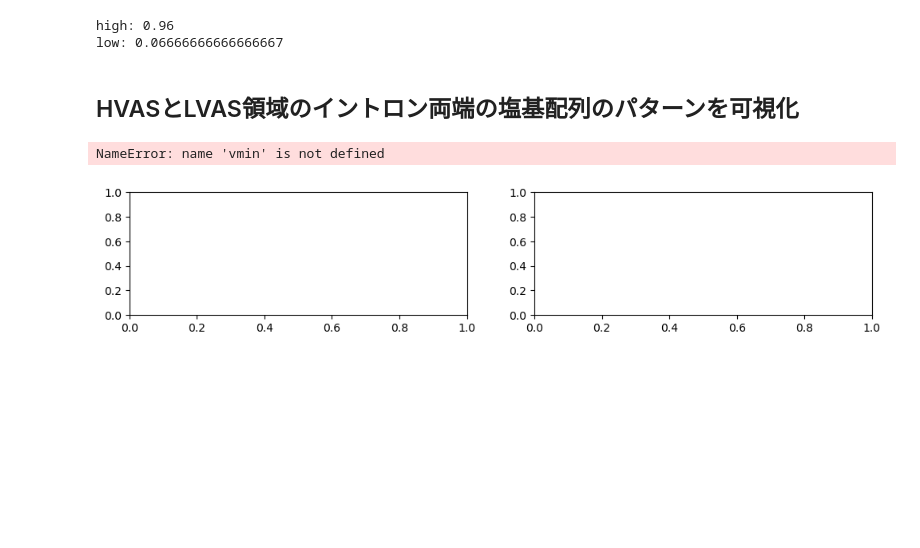
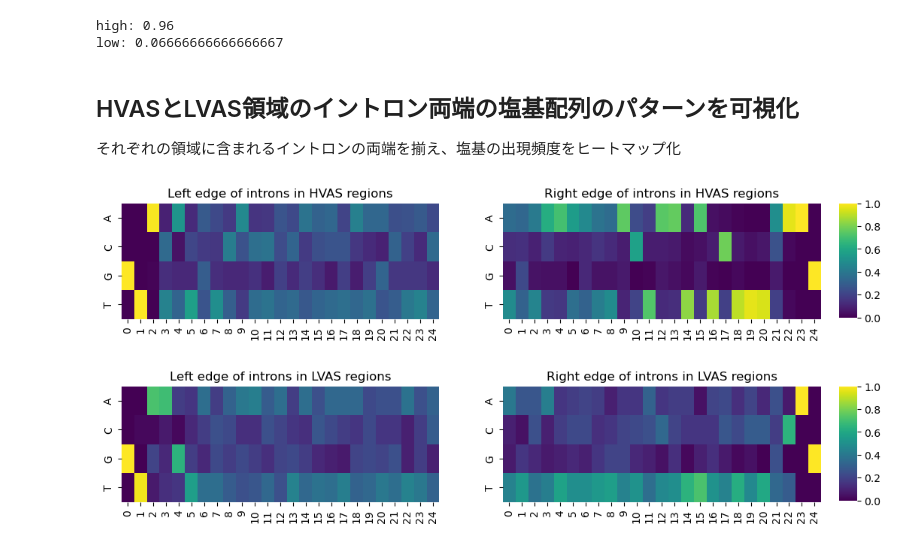
Before and after one commit to DU-med/bio_chem, a Jupyter notebook: ttn_splicing/analysis/xgboost_motif.ipynb, the cells around one changed output. Saved outputs shown, nothing was run; the diff lists cells and outputs as text; code cells hidden in the pictures; blank space fills up the shorter version.

```diff
--- a/ttn_splicing/analysis/xgboost_motif.ipynb
+++ b/ttn_splicing/analysis/xgboost_motif.ipynb
@@ -218,7 +218,10 @@ high: 0.96
 low: 0.06666666666666667
 # %% [markdown]
 ## HVASとLVAS領域のイントロン両端の塩基配列のパターンを可視化
+それぞれの領域に含まれるイントロンの両端を揃え、塩基の出現頻度をヒートマップ化
 # %%
+vmin, vmax = 0, 1
+
 # ヒートマップの描画
 fig, (ax1, ax2) = plt.subplots(ncols=2, figsize=(12, 2))
 
@@ -226,32 +229,32 @@ fig, (ax1, ax2) = plt.subplots(ncols=2, figsize=(12, 2))
 l_df = pd.DataFrame([list(i) for i in left_edges_high])
 sns.heatmap(l_df.apply(pd.Series.value_counts).fillna(0).astype(int)/len(left_edges_high), ax=ax1, cmap="viridis", vmin=vmin, vmax=vmax, cbar=False)
 ax1.set_title("Left edge of introns in HVAS regions")
 
 # 2つ目のヒートマップ
 r_df = pd.DataFrame([list(i) for i in right_edges_high])
 cax = fig.add_axes([0.92, 0.12, 0.02, 0.76])  # カラーバーの位置とサイズを調整
 sns.heatmap(r_df.apply(pd.Series.value_counts).fillna(0).astype(int)/len(right_edges_high), ax=ax2, cmap="viridis",vmin=vmin, vmax=vmax, cbar_ax=cax)
 ax2.set_title("Right edge of introns in HVAS regions")
 
 # Figureの表示
 fig.show()
 
 # ヒートマップの描画
 fig, (ax1, ax2) = plt.subplots(ncols=2, figsize=(12, 2))
 
 # 最初のヒートマップ
 l_df = pd.DataFrame([list(i) for i in left_edges_low])
 sns.heatmap(l_df.apply(pd.Series.value_counts).fillna(0).astype(int)/len(left_edges_low), ax=ax1, cmap="viridis", vmin=vmin, vmax=vmax, cbar=False)
 ax1.set_title("Left edge of introns in LVAS regions")
 
 # 2つ目のヒートマップ
 r_df = pd.DataFrame([list(i) for i in right_edges_low])
 cax = fig.add_axes([0.92, 0.12, 0.02, 0.76])  # カラーバーの位置とサイズを調整
 sns.heatmap(r_df.apply(pd.Series.value_counts).fillna(0).astype(int)/len(right_edges_low), ax=ax2, cmap="viridis", vmin=vmin, vmax=vmax, cbar_ax=cax)
 ax2.set_title("Right edge of introns in LVAS regions")
 
 # Figureの表示
 fig.show()
 # %% [output]
-NameError: name 'vmin' is not defined
-[figure, old version]
+[figure, new version]
+[figure, added]
```
Also changed, not shown: parts of 1 cell of this notebook.
